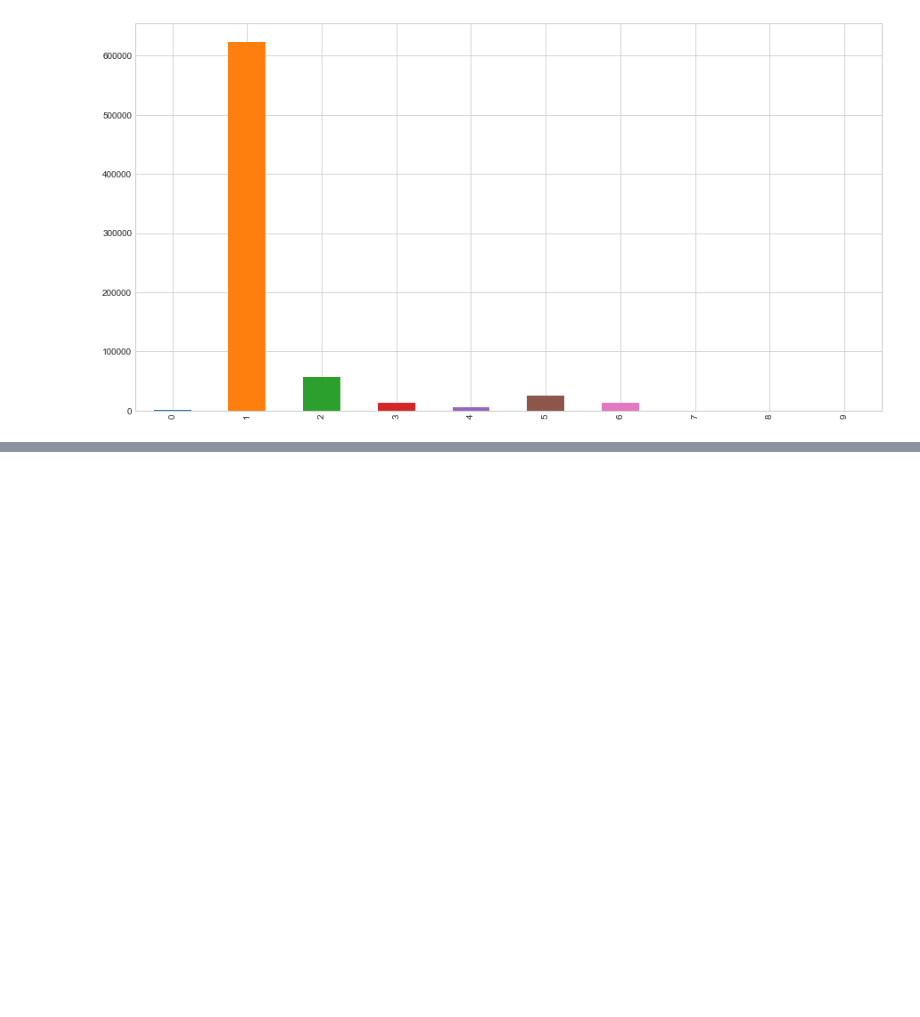
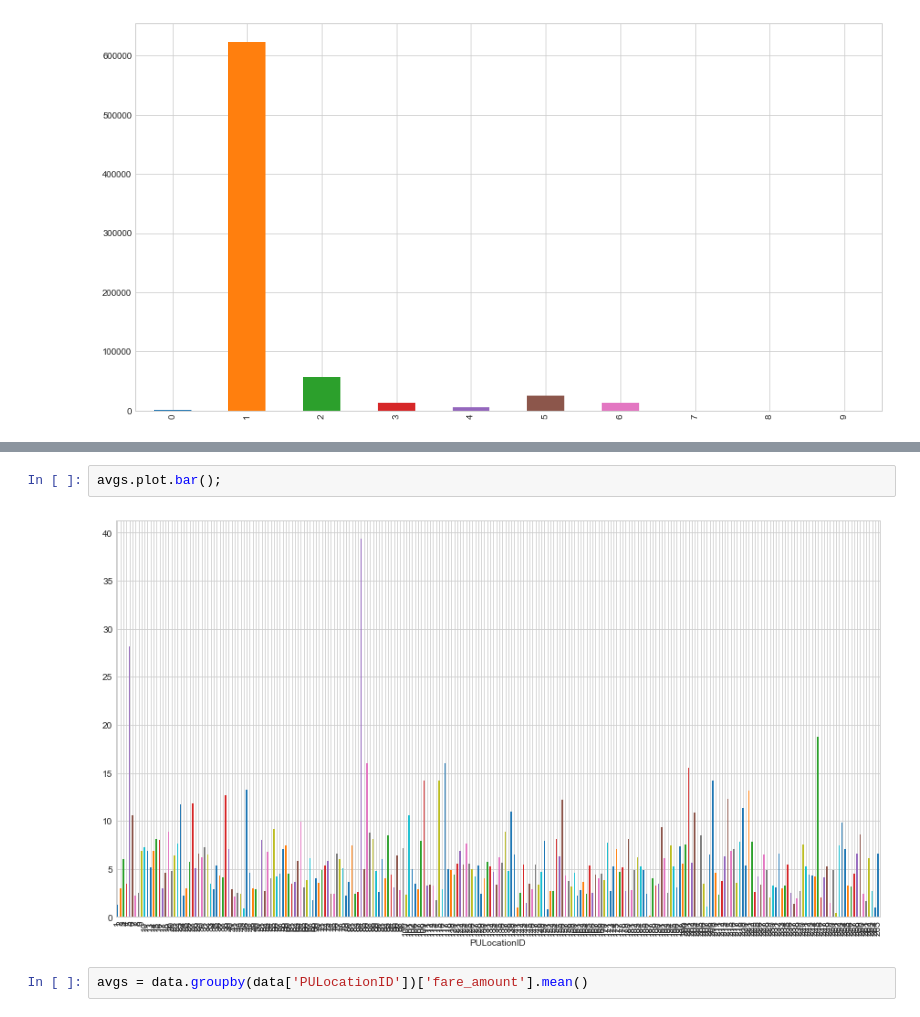
Before and after one commit to uvm-plaid/privacy-queries, a Jupyter notebook: constructed/NYC Taxi Data.ipynb, the cells around one changed output, grey strips where cells are left out. Cells and saved outputs as stored; diff of their text form; blank space fills up the shorter version.

```diff
--- a/constructed/NYC Taxi Data.ipynb
+++ b/constructed/NYC Taxi Data.ipynb
@@ -101,0 +123,6 @@ pass_counts.plot.bar();
+# %%
+avgs.plot.bar();
+# %% [output]
+[figure, added]
+# %%
+avgs = data.groupby(data['PULocationID'])['fare_amount'].mean()
```
Also changed, not shown: parts of 9 cells of this notebook, 1 other file.
